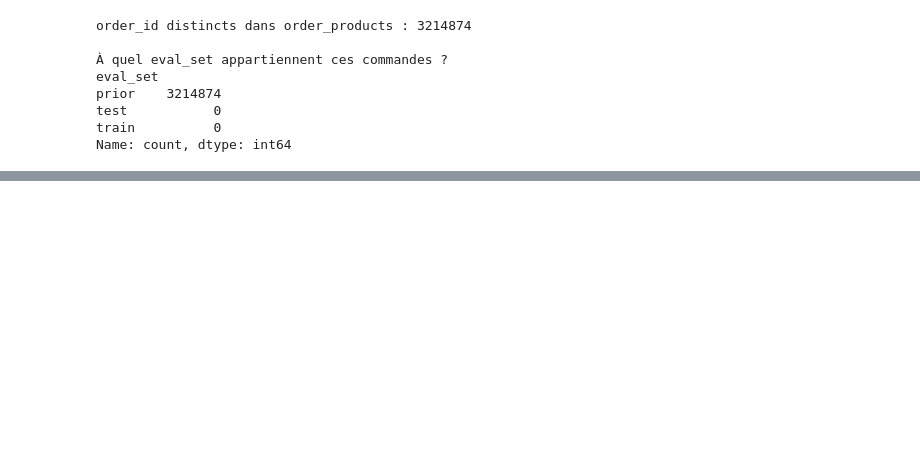
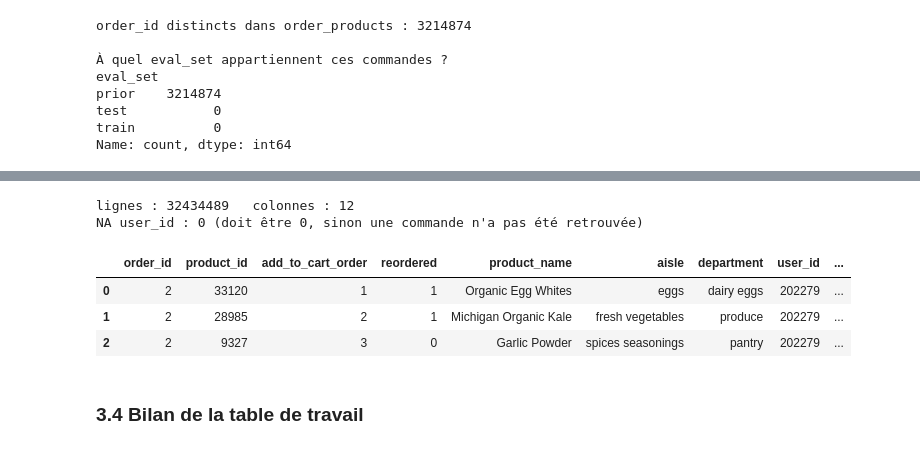
Before and after one commit to tranarivelo/joja-data-analysis, a Jupyter notebook: Analyse_Client.ipynb, the cells around one changed output, grey strips where cells are left out. Saved outputs shown, nothing was run; the diff lists cells and outputs as text; code cells hidden in the pictures; blank space fills up the shorter version.

```diff
--- a/Analyse_Client.ipynb
+++ b/Analyse_Client.ipynb
@@ -245,0 +262,10 @@ Conséquence concrète pour la suite :
+# %%
+produits = (
+    products
+    .merge(aisles, on="aisle_id", how="left")
+    .merge(departments, on="department_id", how="left")
+)
+
+print("avant :", products.shape[0], "lignes  -  après jointures :", produits.shape[0], "lignes")
+print("NA introduits :", produits[["aisle", "department"]].isna().sum().to_dict())
+produits.head(3)
@@ -245,0 +313,21 @@ Conséquence concrète pour la suite :
+# %%
+orders_prior = orders.loc[orders["eval_set"] == "prior"].drop(columns=["eval_set"])
+
+paniers = paniers.merge(
+    orders_prior[["order_id", "user_id", "order_number", "order_dow",
+                   "order_hour_of_day", "days_since_prior_order"]],
+    on="order_id", how="left",
+)
+
+print("lignes :", paniers.shape[0], "  colonnes :", paniers.shape[1])
+print("NA user_id :", paniers["user_id"].isna().sum(), "(doit être 0, sinon une commande n'a pas été retrouvée)")
+paniers.head(3)
+# %% [output]
+lignes : 32434489   colonnes : 12
+NA user_id : 0 (doit être 0, sinon une commande n'a pas été retrouvée)
+|  | order_id | product_id | add_to_cart_order | reordered | product_name | aisle | department | user_id | ... |
+| 0 | 2 | 33120 | 1 | 1 | Organic Egg Whites | eggs | dairy eggs | 202279 | ... |
+| 1 | 2 | 28985 | 2 | 1 | Michigan Organic Kale | fresh vegetables | produce | 202279 | ... |
+| 2 | 2 | 9327 | 3 | 0 | Garlic Powder | spices seasonings | pantry | 202279 | ... |
+# %% [markdown]
+### 3.4 Bilan de la table de travail
```
Also changed, not shown: parts of 17 cells of this notebook.
